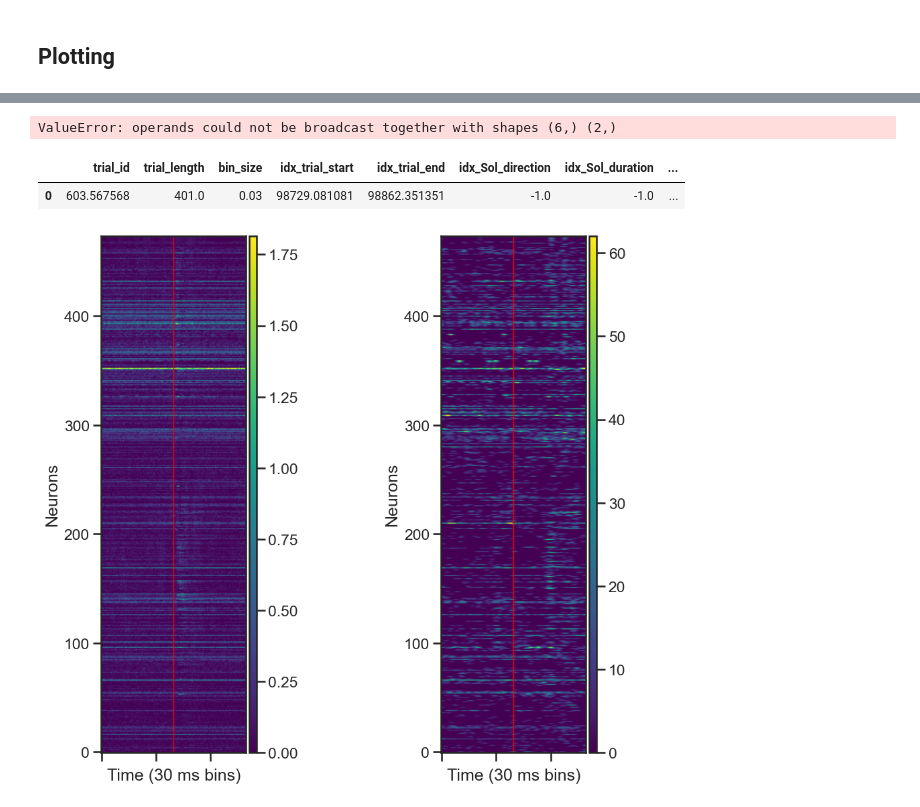
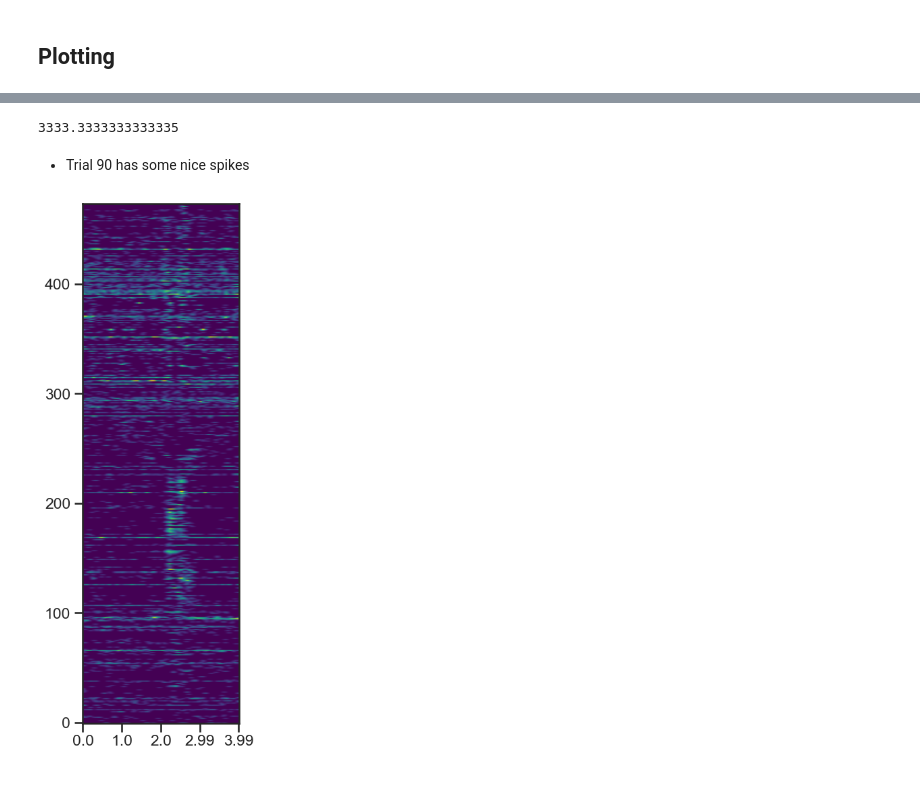
Before and after one commit to martinesparza/earthquake-analysis, a Jupyter notebook: notebooks/M044_2024_12_04_09_30.ipynb, the cells around one changed output, grey strips where cells are left out. Cells and saved outputs as stored; diff of their text form; code cells hidden in the pictures.

```diff
--- a/notebooks/M044_2024_12_04_09_30.ipynb
+++ b/notebooks/M044_2024_12_04_09_30.ipynb
@@ -141,34 +130,16 @@ with plt.style.context('seaborn-v0_8-bright'):
-# %%
-df_solenoid_0 = df_.drop('all_KSLabel', axis=1)
-df_solenoid_0 = pyal.select_trials(df_solenoid_0, "values_Sol_direction == 2")  # Remove first 5 minutes because the switch was off
-df_solenoid_0_average = pyal.trial_average(df_solenoid_0, condition=None)
-# %% [output]
-ValueError: operands could not be broadcast together with shapes (6,) (2,)
-# %%
-df_solenoid_0_average
-# %% [output]
-|  | trial_id | trial_length | bin_size | idx_trial_start | idx_trial_end | idx_Sol_direction | idx_Sol_duration | ... |
-| 0 | 603.567568 | 401.0 | 0.03 | 98729.081081 | 98862.351351 | -1.0 | -1.0 | ... |
-# %%
-trial = 0
-from mpl_toolkits.axes_grid1 import make_axes_locatable
-with plt.style.context('seaborn-v0_8-bright'):
-    sns.set_theme(context='talk', style='ticks', font='Arial')
-    fig, ax = plt.subplots(1, 2, sharex='all', figsize=(12, 10))
-    im1 = ax[0].imshow(df_solenoid_0_average[f"{area}_spikes"][trial].T, cmap='viridis', origin='lower')
-    divider = make_axes_locatable(ax[0])
-    cax = divider.append_axes("right", size="5%", pad=0.05)
-    plt.colorbar(im1, cax=cax)
-
-    im2 = ax[1].imshow(df_[f"{area}_rates"][trial].T, cmap='viridis', origin='lower')
-    divider = make_axes_locatable(ax[1])
-    cax = divider.append_axes("right", size="5%", pad=0.05)
-    plt.colorbar(im2, cax=cax)
-    for ax_ in ax:
-        ax_.axvline(x = df_solenoid_0_average.loc[trial].idx_sol_on, color='red', linewidth = '1')
-        ax_.set_ylabel('Neurons')
-        ax_.set_xlabel('Time (30 ms bins)')
-        ax_.set_xticklabels([])
-    plt.show()
-# %% [output]
-[figure, removed]
+# %%
+100 / 0.03
+# %% [output]
+3333.3333333333335
+# %% [markdown]
+- Trial 90 has some nice spikes
+# %%
+trial = 65
+arr = df_[f"all_rates"][trial].T
+with plt.style.context("seaborn-v0_8-bright"):
+    sns.set_theme(context="talk", style="ticks", font="Arial")
+    fig, ax = plt.subplots(sharex="all", figsize=(3, 10))
+    ax = plot_heatmap_raster(arr, show=False, ax=ax, num_ticks=5)
+    plt.show()
+# %% [output]
+[figure, added]
```
Also changed, not shown: parts of 7 cells of this notebook, 7 other files.
